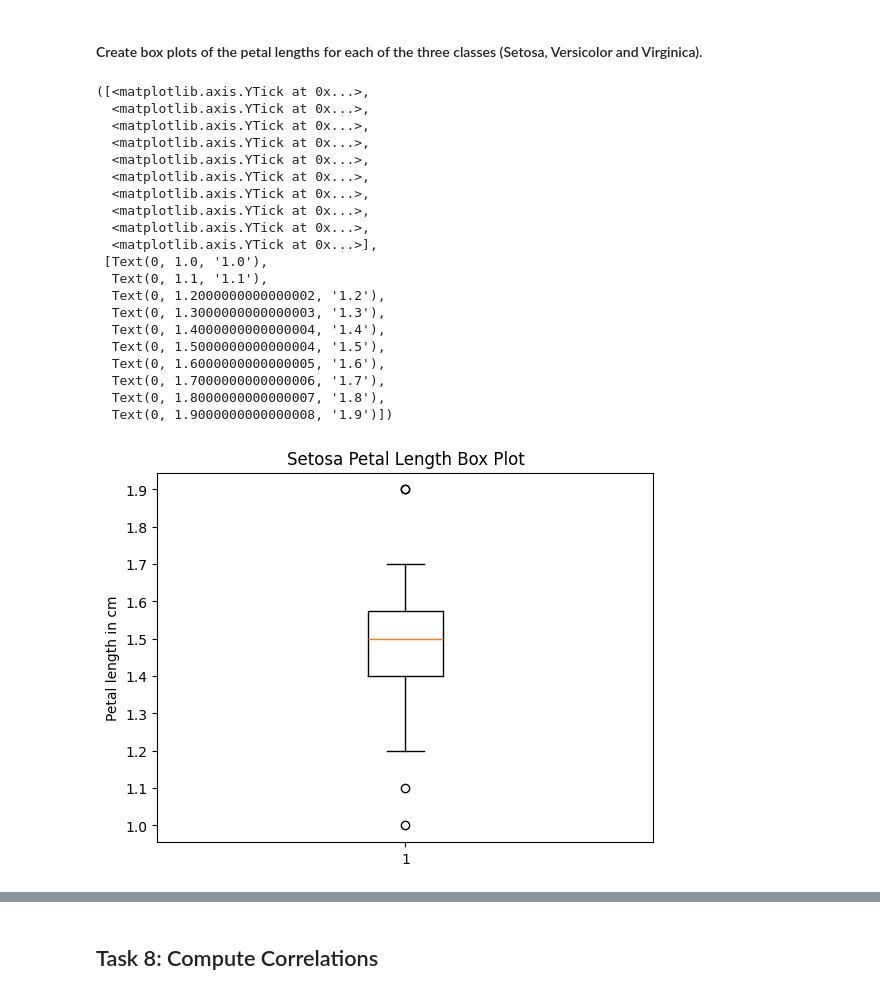
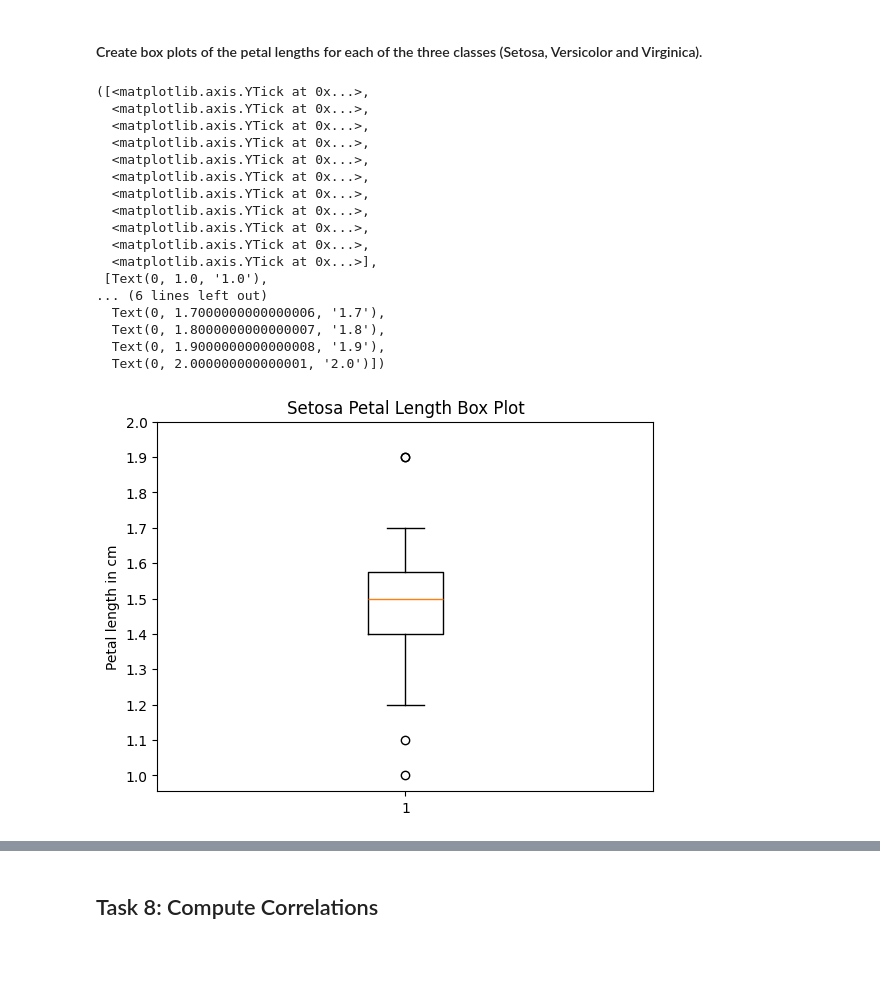
Before and after one commit to zoeharlowe/principles_of_data_analytics, a Jupyter notebook: tasks.ipynb, the cells around one changed output, grey strips where cells are left out. Cells and saved outputs as stored; diff of their text form; code cells hidden in the pictures; blank space fills up the shorter version.

```diff
--- a/tasks.ipynb
+++ b/tasks.ipynb
@@ -294,28 +294,25 @@ fig
 # %%
 # Setosa box plot
 plt.boxplot(setosa_petal)
 plt.title("Setosa Petal Length Box Plot")
 plt.ylabel("Petal length in cm")
-plt.yticks(np.arange(1.0, 2.0, 0.1))
+plt.yticks(np.arange(1.0, 2.1, 0.1))
 # %% [output]
 ([<matplotlib.axis.YTick at 0x...>,
+  <matplotlib.axis.YTick at 0x...>,
   <matplotlib.axis.YTick at 0x...>,
   <matplotlib.axis.YTick at 0x...>,
   <matplotlib.axis.YTick at 0x...>,
   <matplotlib.axis.YTick at 0x...>,
   <matplotlib.axis.YTick at 0x...>,
   <matplotlib.axis.YTick at 0x...>,
   <matplotlib.axis.YTick at 0x...>,
   <matplotlib.axis.YTick at 0x...>,
   <matplotlib.axis.YTick at 0x...>],
  [Text(0, 1.0, '1.0'),
-  Text(0, 1.1, '1.1'),
-  Text(0, 1.2000000000000002, '1.2'),
-  Text(0, 1.3000000000000003, '1.3'),
-  Text(0, 1.4000000000000004, '1.4'),
-  Text(0, 1.5000000000000004, '1.5'),
-  Text(0, 1.6000000000000005, '1.6'),
+... (6 lines left out)
   Text(0, 1.7000000000000006, '1.7'),
   Text(0, 1.8000000000000007, '1.8'),
-  Text(0, 1.9000000000000008, '1.9')])
+  Text(0, 1.9000000000000008, '1.9'),
+  Text(0, 2.000000000000001, '2.0')])
-[figure, old version]
+[figure, new version]
```
Also changed, not shown: parts of 10 cells of this notebook.
